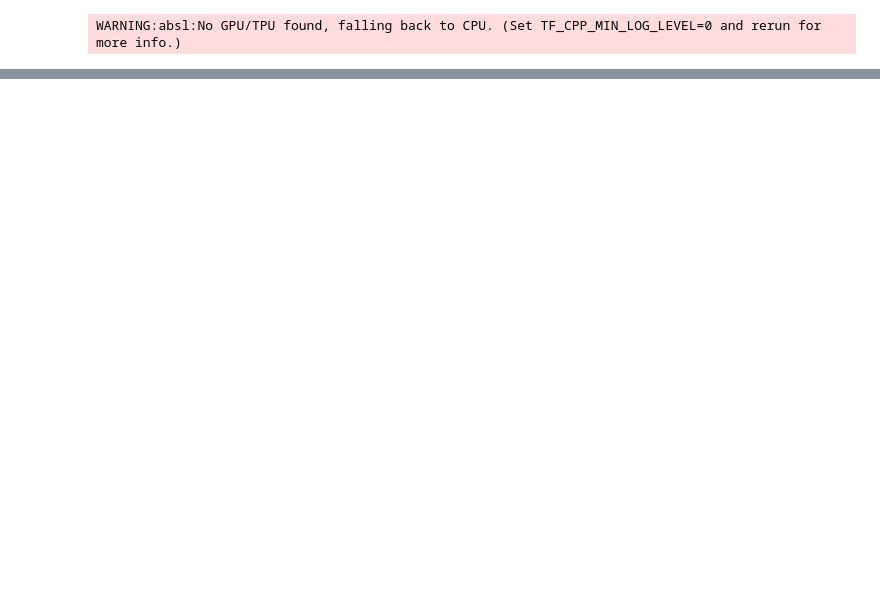
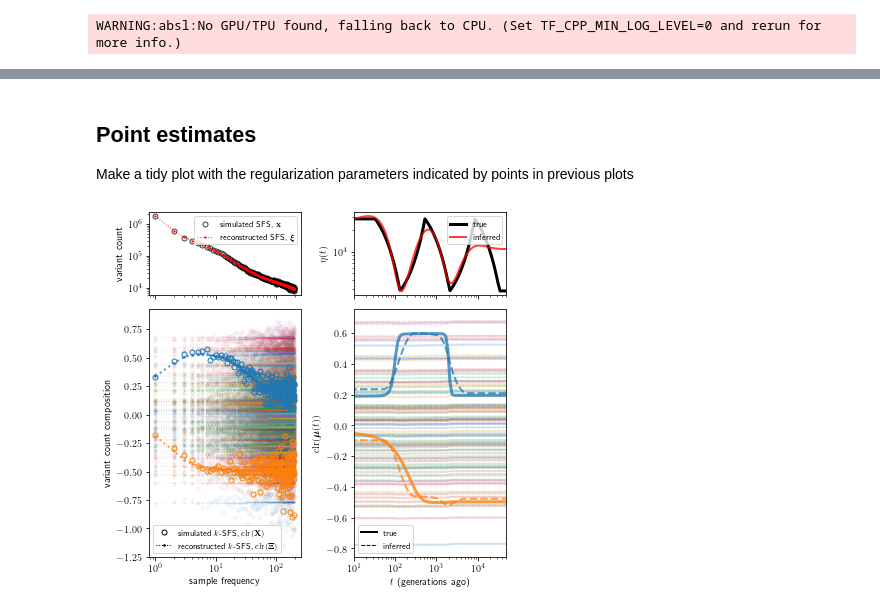
Before and after one commit to harrispopgen/mushi, a Jupyter notebook: simulation/plots.ipynb, the cells around one changed output, grey strips where cells are left out. Drawn from its saved outputs; the diff is of its cells as text; code cells hidden in the pictures; blank space fills up the shorter version.

```diff
--- a/simulation/plots.ipynb
+++ b/simulation/plots.ipynb
@@ -158,0 +190,52 @@ plt.savefig('mu_sweep.pdf')
+# %% [markdown]
+## Point estimates
+Make a tidy plot with the regularization parameters indicated by points in previous plots
+# %%
+ksfs = pickle.load(open('output/mush/folded_False/0.00/dat.pkl', 'rb'))[2]
+
+fig, axes = plt.subplots(nrows=2, ncols=2, sharex='col', figsize=(5.9, 5.5), gridspec_kw={'height_ratios': [1, 3]})
+
+plt.sca(axes[0, 0])
+ksfs.plot_total(kwargs=dict(ls='', alpha=0.75, marker='o', ms=5, mfc='none', c='k', label=r'simulated SFS, $\mathbf x$'),
+                line_kwargs=dict(c='r', ls=':', marker='.', ms=3, alpha=0.75, lw=1, label=r'reconstructed SFS, $\boldsymbol{\xi}$'),
+                fill_kwargs=dict(alpha=0))
+plt.yscale('log')
+plt.xlabel(None)
+plt.legend(fontsize=8)
+
+plt.sca(axes[1, 0])
+ksfs.plot(range(2, len(ksfs.mutation_types)), clr=True, kwargs=dict(alpha=0.1, ls='', marker='o', ms=3, mfc='none', rasterized=True),
+          line_kwargs=dict(ls=':', marker='.', ms=2, alpha=0.1, lw=1, rasterized=True))
+ksfs.plot((0,), clr=True, kwargs=dict(ls='', marker='o', ms=5, mfc='none', c='C0'),
+          line_kwargs=dict(ls=':', marker='.', ms=3, alpha=0.75, lw=2, c='C0'))
+ksfs.plot((1,), clr=True, kwargs=dict(ls='', marker='o', ms=5, mfc='none', c='C1'),
+          line_kwargs=dict(ls=':', marker='.', ms=3, alpha=0.75, lw=2, c='C1'))
+plt.ylabel('variant count composition')
+legend_elements = [Line2D([0], [0], ls='', marker='o', ms=5, mfc='none', color='k', label=r'simulated $k$-SFS, $\mathrm{clr}(\mathbf X)$'),
+                   Line2D([0], [0], ls=':', marker='.', color='k', ms=3, lw=1, label=r'reconstructed $k$-SFS, $\mathrm{clr}(\boldsymbol\Xi)$')]
+plt.legend(handles=legend_elements, loc='lower left', fontsize=8)
+
+plt.sca(axes[0, 1])
+eta_true.plot(c='k', alpha=1, lw=3, label='true')
+ksfs.eta.plot(c='r', alpha=0.75, lw=2, label='inferred')
+plt.legend(fontsize=8, loc='upper right')
+plt.xlabel(None)
+
+plt.sca(axes[1, 1])
+mu_true.plot(range(2, len(ksfs.mutation_types)), alpha=0.2, lw=2, rasterized=True, clr=True)
+plt.gca().set_prop_cycle(None)
+ksfs.mu.plot(range(2, len(ksfs.mutation_types)), alpha=0.1, lw=1, ls='--', rasterized=True, clr=True)
+mu_true.plot((0,), alpha=0.75, lw=3, c='C0', clr=True)
+ksfs.mu.plot((0,), alpha=0.75, lw=2, c='C0', clr=True, ls='--')
+mu_true.plot((1,), alpha=0.75, lw=3, c='C1', clr=True)
+ksfs.mu.plot((1,), alpha=0.75, lw=2, c='C1', clr=True, ls='--')
+plt.ylabel(r'$\mathrm{clr}(\boldsymbol{\mu}(t))$')
+legend_elements = [Line2D([0], [0], color='k', lw=2, label='true'),
+                   Line2D([0], [0], color='k', ls='--', lw=1, label='inferred')]
+plt.legend(handles=legend_elements, loc='lower left', fontsize=8)
+plt.xlim([1e1, 5e4])
+
+plt.tight_layout()
+plt.savefig('plots/mush.pdf')
+# %% [output]
+[figure, added]
```
Also changed, not shown: parts of 14 cells of this notebook, 2 other files.
